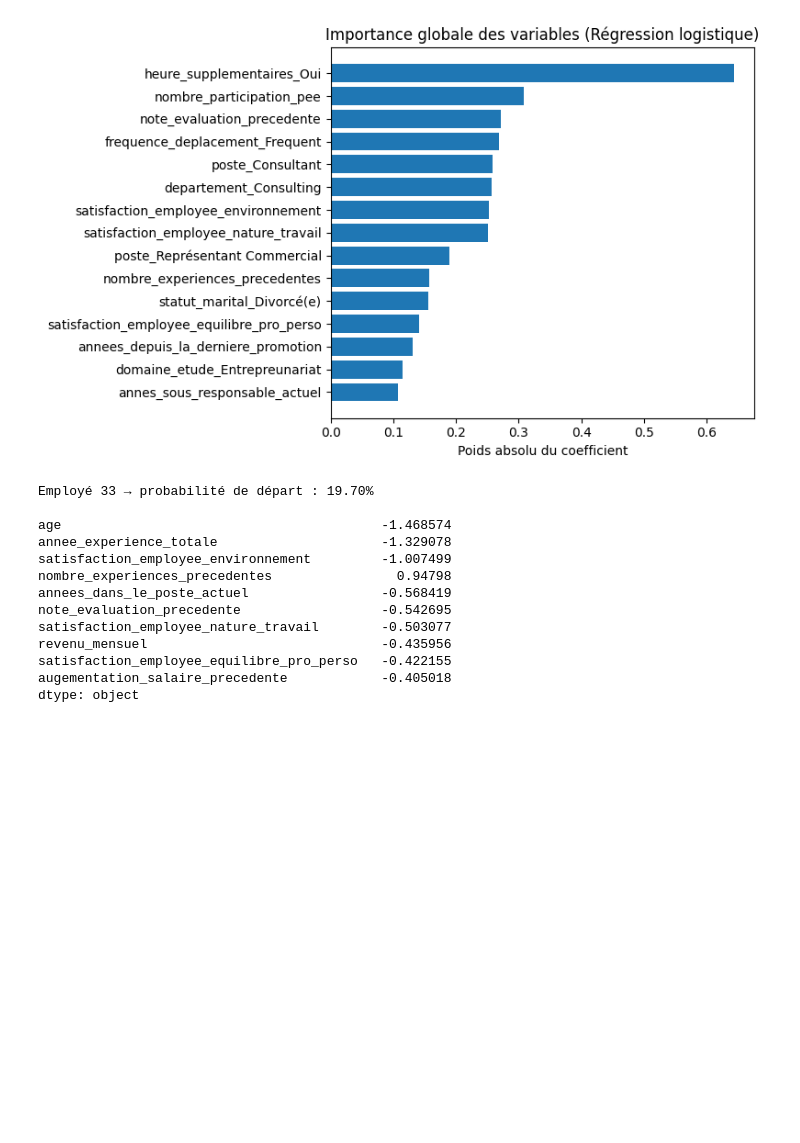
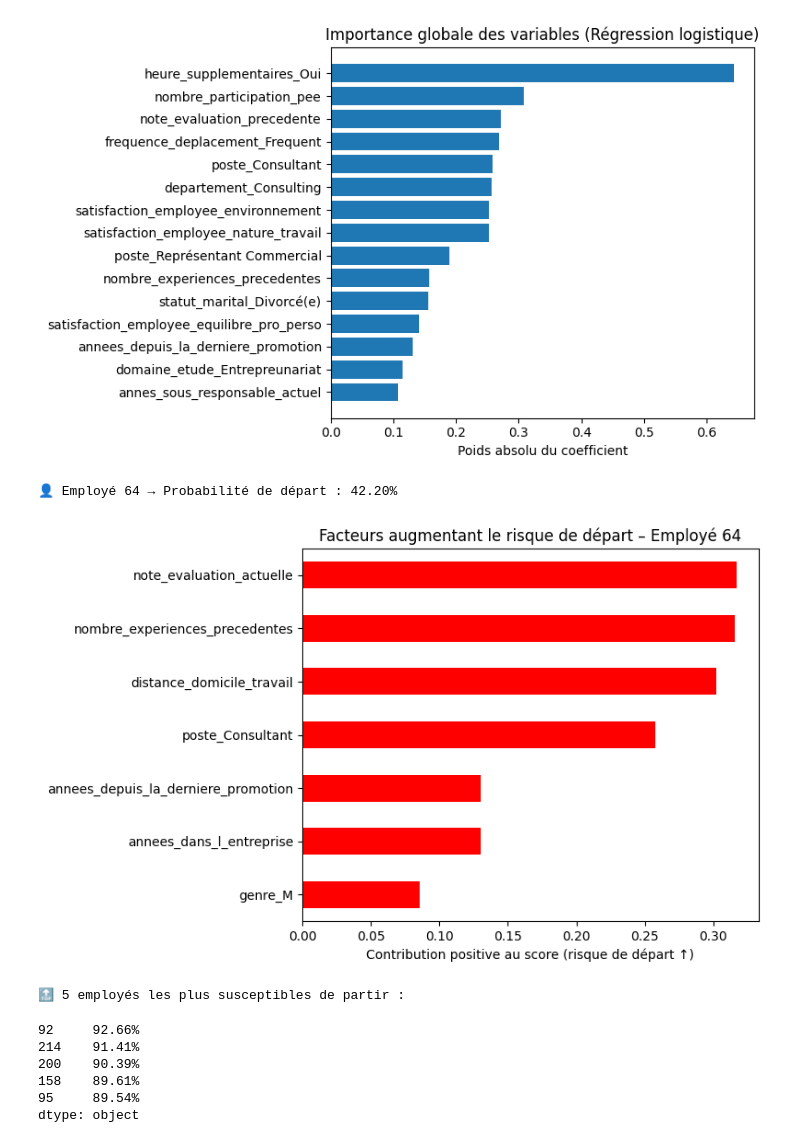
Before and after one commit to DagueG/Auto_classif_data, a Jupyter notebook: notebooks/05_modeles_optimisation.ipynb, the cells around one changed output. Drawn from its saved outputs; the diff is of its cells as text; code cells hidden in the pictures; blank space fills up the shorter version.

Commit message:
ADD: graph

```diff
--- a/notebooks/05_modeles_optimisation.ipynb
+++ b/notebooks/05_modeles_optimisation.ipynb
@@ -101,26 +101,39 @@ plt.show()
 # %% [output]
 [figure]
 # %%
-idx = X_test.sample(1, random_state=42).index[0]
-x = X_test.loc[[idx]]  # ← double crochets : DataFrame (et plus Series)
-proba = best_log.predict_proba(x)[0][1]
+idx = 64
+x = X_test.loc[idx]
 
-contrib = pd.Series((x.values[0] * best_log.coef_[0]), index=X_test.columns)
-contrib = contrib.sort_values(key=abs, ascending=False).head(10)
+# 2️⃣ Prédiction
+proba = best_log.predict_proba(x.to_frame().T)[0][1]
 
-print(f"Employé {idx} → probabilité de départ : {proba:.2%}\n")
-print(contrib)
+# 3️⃣ Calcul des contributions
+contrib = pd.Series(x.values * best_log.coef_[0], index=X_test.columns)
+
+# 4️⃣ Filtrage : uniquement les contributions positives (risque ↑)
+contrib_pos = contrib[contrib > 0].sort_values(ascending=True).tail(10)
+
+# 5️⃣ Affichage
+print(f"👤 Employé {idx} → Probabilité de départ : {proba*100:.2f}%\n")
+plt.figure(figsize=(8,5))
+contrib_pos.plot(kind='barh', color='red')
+plt.xlabel("Contribution positive au score (risque de départ ↑)")
+plt.title(f"Facteurs augmentant le risque de départ – Employé {idx}")
+plt.tight_layout()
+plt.show()
+
+# 5️⃣ (Optionnel) Top 5 employés les plus susceptibles de partir
+probas_all = pd.Series(best_log.predict_proba(X_test)[:,1], index=X_test.index)
+top5 = probas_all.sort_values(ascending=False).head(5)
+print("\n🔝 5 employés les plus susceptibles de partir :")
+display(top5.apply(lambda p: f"{p*100:.2f}%"))
 # %% [output]
-Employé 33 → probabilité de départ : 19.70%
-
-age                                         -1.468574
-annee_experience_totale                     -1.329078
-satisfaction_employee_environnement         -1.007499
-nombre_experiences_precedentes                0.94798
-annees_dans_le_poste_actuel                 -0.568419
-note_evaluation_precedente                  -0.542695
-satisfaction_employee_nature_travail        -0.503077
-revenu_mensuel                              -0.435956
-satisfaction_employee_equilibre_pro_perso   -0.422155
-augementation_salaire_precedente            -0.405018
-dtype: object
+👤 Employé 64 → Probabilité de départ : 42.20%
+[figure, added]
+🔝 5 employés les plus susceptibles de partir :
+92     92.66%
+214    91.41%
+200    90.39%
+158    89.61%
+95     89.54%
+dtype: object
```
Also changed, not shown: parts of 1 cell of this notebook.
